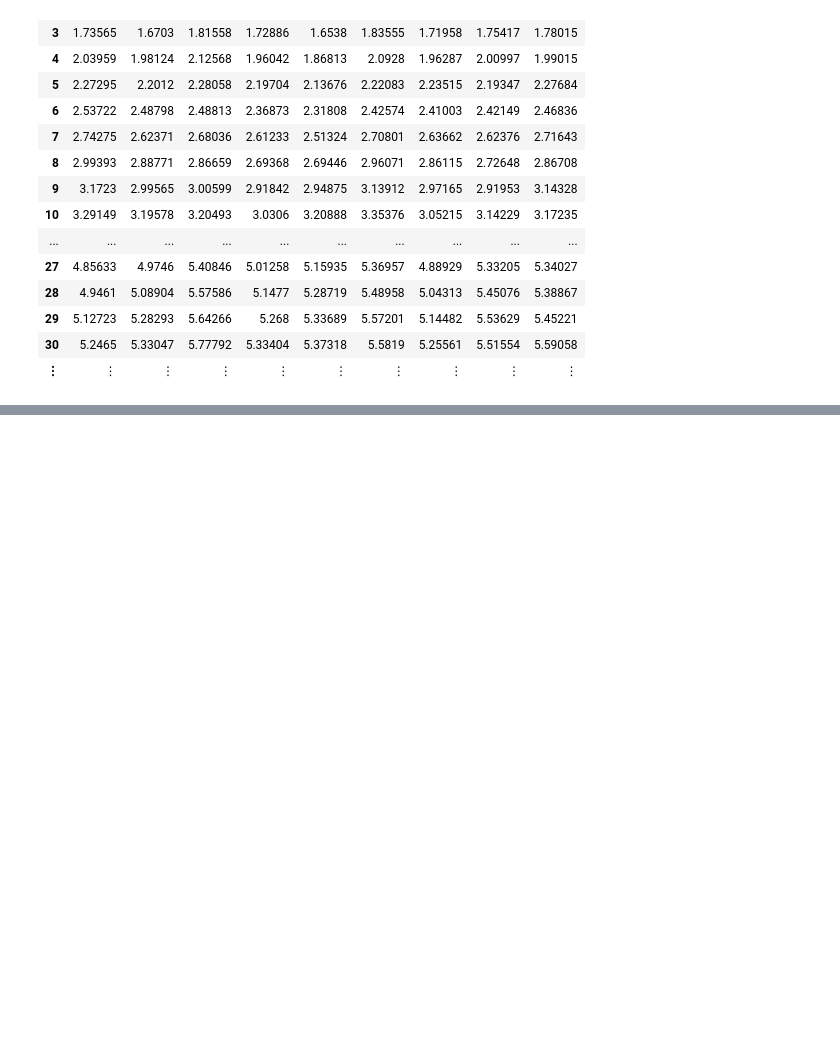
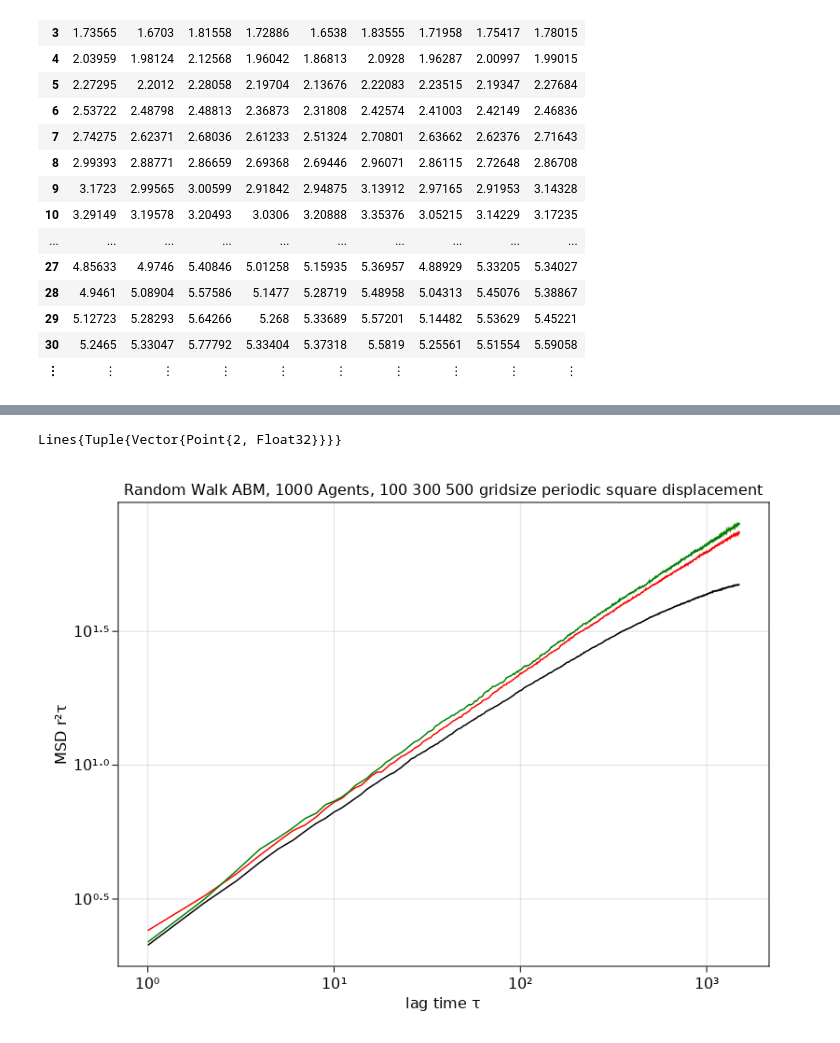
Before and after one commit to vh94/microtubule, a Jupyter notebook: MSDS_plots.ipynb, the cells around one changed output, grey strips where cells are left out. Saved outputs shown, nothing was run; the diff lists cells and outputs as text; code cells hidden in the pictures; blank space fills up the shorter version.

```diff
--- a/MSDS_plots.ipynb
+++ b/MSDS_plots.ipynb
@@ -165,0 +140,37 @@ f_MSDS_1000
+# %%
+
+# Reading CSV as DataFrame
+MSDS= DataFrame(CSV.File("MSDS_Periodic_ensemble_100_300_500_1kagents_a50runs.csv"))
+
+# Data Preparation:
+MSDS = MSDS[setdiff(1:end, 1), :]#delete 0 timestep before plotting since log(0) not defined.
+MSDS = MSDS[:,setdiff(1:end, 1) ]# delete first colum ":Step"
+
+# Add the gridsizes to the columnnames
+rename!(MSDS,names(MSDS).* "_" .*repeat(["100", "300", "500"], 50))
+# for individual plotting of eachgroup
+MSDS_100=MSDS[:, r"100"]
+MSDS_300=MSDS[:, r"300"]
+MSDS_500=MSDS[:, r"500"]
+
+f = Figure()
+Axis(f[1, 1],yscale=log10,xscale=log10, title="Random Walk ABM, 1000 Agents, 100 300 500 gridsize periodic square displacement",
+    xlabel = "lag time τ ", ylabel = "MSD r²τ")
+lines!.(eachcol(MSDS_100),color="black")
+lines!.(eachcol(MSDS_300),color="red")
+lines!.(eachcol(MSDS_500),color="green")
+
+
+
+f_mean = Figure()
+Axis(f_mean[1, 1],yscale=log10,xscale=log10, title="Random Walk ABM, 1000 Agents, 100 300 500 gridsize periodic square displacement",
+    xlabel = "lag time τ ", ylabel = "MSD r²τ")
+lines!(mean.(eachrow(MSDS_100)),color="black")
+lines!(mean.(eachrow(MSDS_300)),color="red")
+lines!(mean.(eachrow(MSDS_500)),color="green")
+# %% [output]
+Lines{Tuple{Vector{Point{2, Float32}}}}
+# %%
+f_mean
+# %% [output]
+[figure, added]
```
Also changed, not shown: parts of 11 cells of this notebook, 1 other file.
